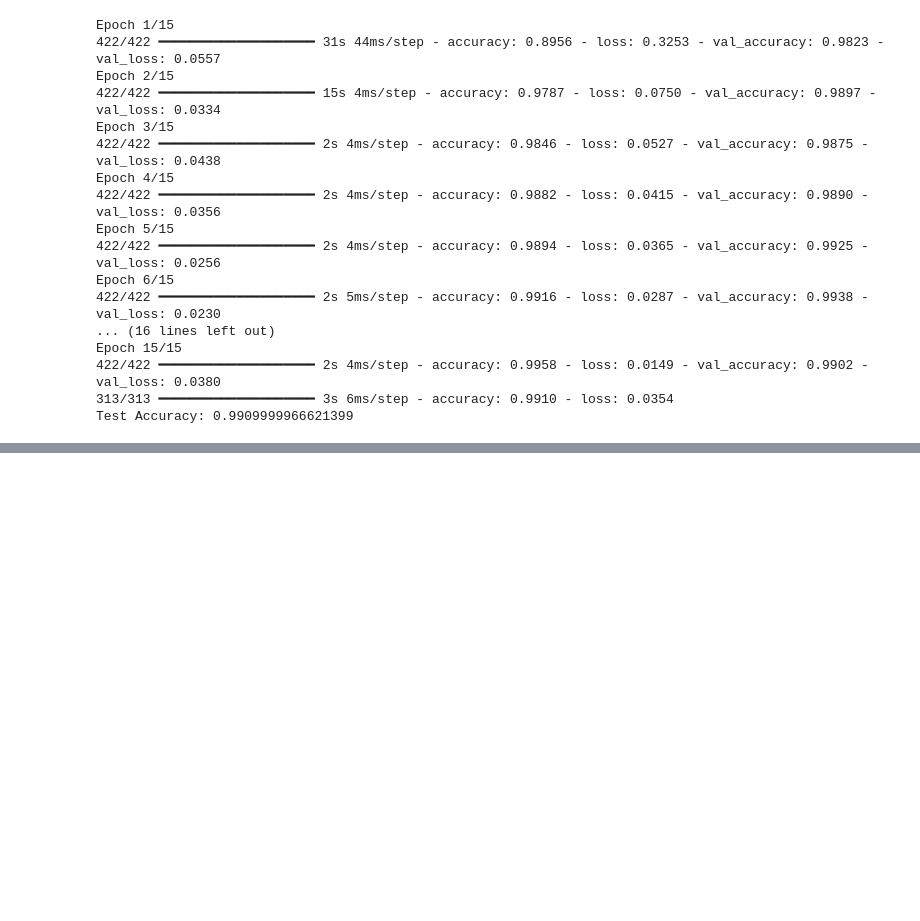
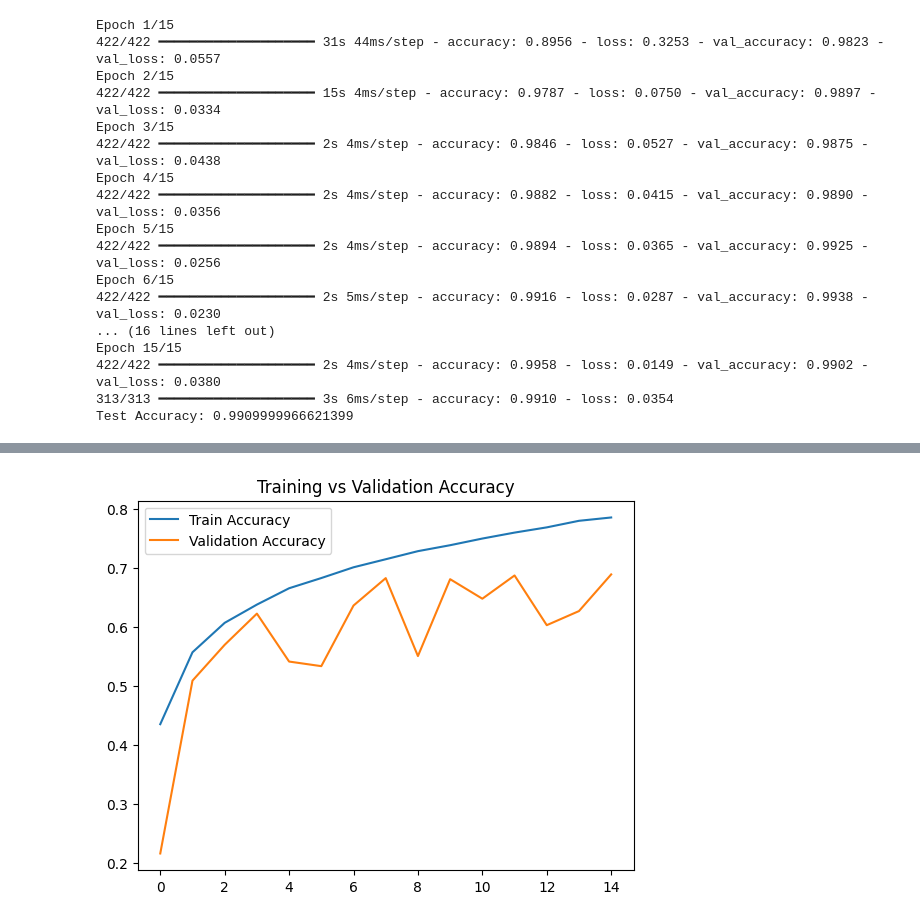
Before and after one commit to GodishalaAshwith/DeepLearning, a Jupyter notebook: DLlabCycle2.ipynb, the cells around one changed output, grey strips where cells are left out. Saved outputs shown, nothing was run; the diff lists cells and outputs as text; code cells hidden in the pictures; blank space fills up the shorter version.

```diff
--- a/DLlabCycle2.ipynb
+++ b/DLlabCycle2.ipynb
@@ -747,0 +891,99 @@ Test Accuracy: 0.9909999966621399
+# %%
+# 🚀 VGGNet (Lightweight) + CIFAR-10 + TPU Support (Single Cell)
+
+import tensorflow as tf
+from tensorflow.keras import layers, models
+import matplotlib.pyplot as plt
+
+# ==============================
+# 🔹 TPU SETUP
+# ==============================
+try:
+    resolver = tf.distribute.cluster_resolver.TPUClusterResolver()
+    tf.config.experimental_connect_to_cluster(resolver)
+    tf.tpu.experimental.initialize_tpu_system(resolver)
+    strategy = tf.distribute.TPUStrategy(resolver)
+    print("✅ Running on TPU")
+except:
+    strategy = tf.distribute.get_strategy()
+    print("⚠️ Running on CPU/GPU")
+
+# ==============================
+# 🔹 LOAD DATASET (CIFAR-10)
+# ==============================
+(x_train, y_train), (x_test, y_test) = tf.keras.datasets.cifar10.load_data()
+
+# Normalize
+x_train, x_test = x_train / 255.0, x_test / 255.0
+
+# ==============================
+# 🔹 BUILD LIGHTWEIGHT VGG
+# ==============================
+def build_vgg_light(input_shape=(32,32,3), num_classes=10):
+    model = models.Sequential()
+
+    # Block 1
+    model.add(layers.Conv2D(32, (3,3), padding='same', input_shape=input_shape))
+    model.add(layers.BatchNormalization())
+    model.add(layers.ReLU())
+    model.add(layers.MaxPooling2D())
+
+    # Block 2
+    model.add(layers.Conv2D(64, (3,3), padding='same'))
+    model.add(layers.BatchNormalization())
+    model.add(layers.ReLU())
+    model.add(layers.MaxPooling2D())
+
+    # Block 3
+    model.add(layers.Conv2D(128, (3,3), padding='same'))
+    model.add(layers.BatchNormalization())
+    model.add(layers.ReLU())
+    model.add(layers.MaxPooling2D())
+
+    # Classifier (LOW PARAMETERS)
+    model.add(layers.GlobalAveragePooling2D())
+    model.add(layers.Dense(128, activation='relu'))
+    model.add(layers.Dropout(0.3))
+    model.add(layers.Dense(num_classes, activation='softmax'))
+
+    return model
+
+# ==============================
+# 🔹 CREATE MODEL (INSIDE TPU SCOPE)
+# ==============================
+with strategy.scope():
+    model = build_vgg_light()
+
+    model.compile(
+        optimizer=tf.keras.optimizers.Adam(learning_rate=0.0005),
+        loss='sparse_categorical_crossentropy',
+        metrics=['accuracy']
+    )
+
+model.summary()
+
+# ==============================
+# 🔹 TRAIN
+# ==============================
+history = model.fit(
+    x_train, y_train,
+    epochs=15,
+    batch_size=128,
+    validation_data=(x_test, y_test)
+)
+
+# ==============================
+# 🔹 EVALUATE
+# ==============================
+test_loss, test_acc = model.evaluate(x_test, y_test)
+print("✅ Test Accuracy:", test_acc)
+
+# ==============================
+# 🔹 PLOT
+# ==============================
+plt.plot(history.history['accuracy'], label='Train Accuracy')
+plt.plot(history.history['val_accuracy'], label='Validation Accuracy')
+plt.legend()
+plt.title("Training vs Validation Accuracy")
+plt.show()
+# %% [output]
@@ -747,0 +1029 @@ Test Accuracy: 0.9909999966621399
+[figure, added]
```
Also changed, not shown: parts of 29 cells of this notebook.
